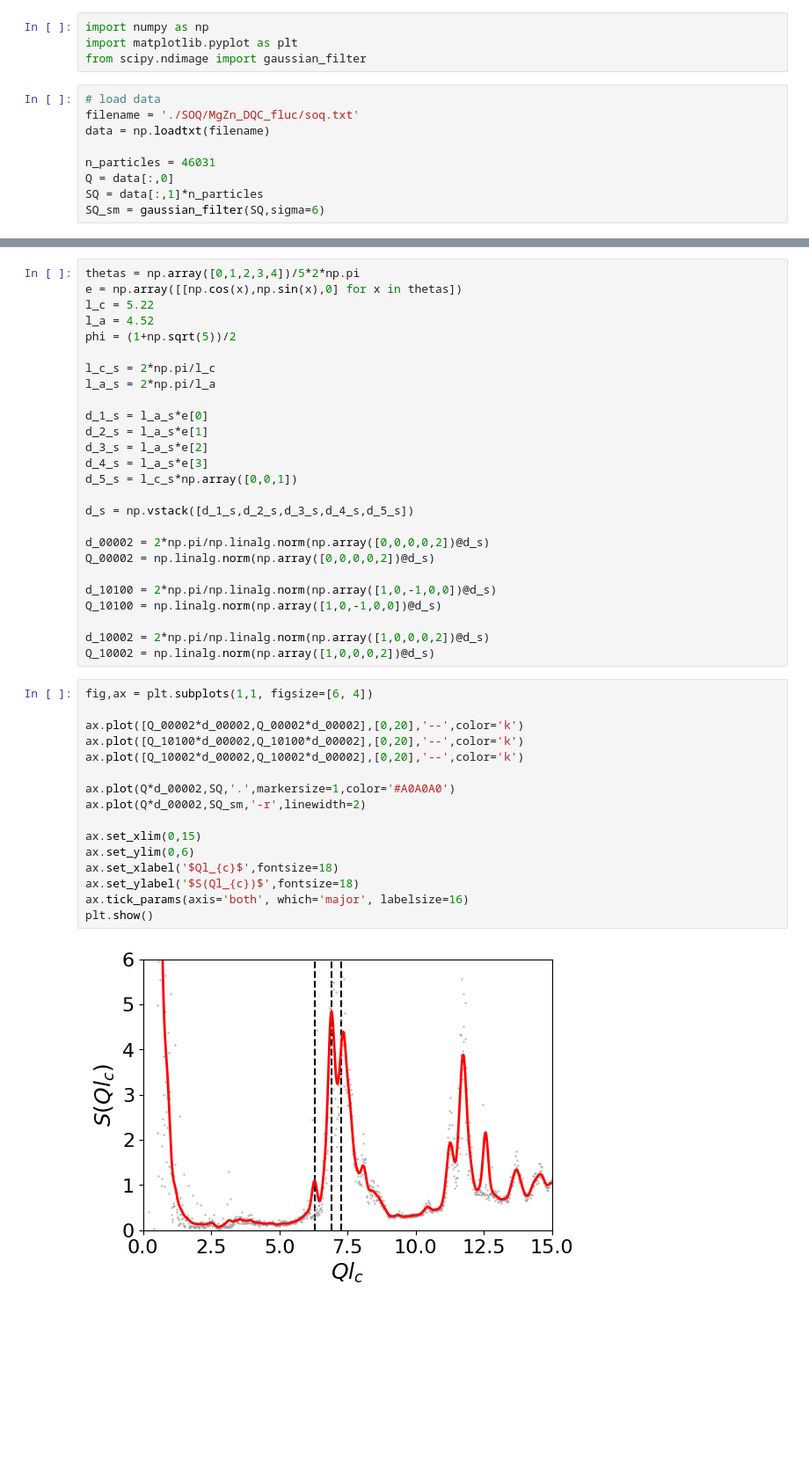
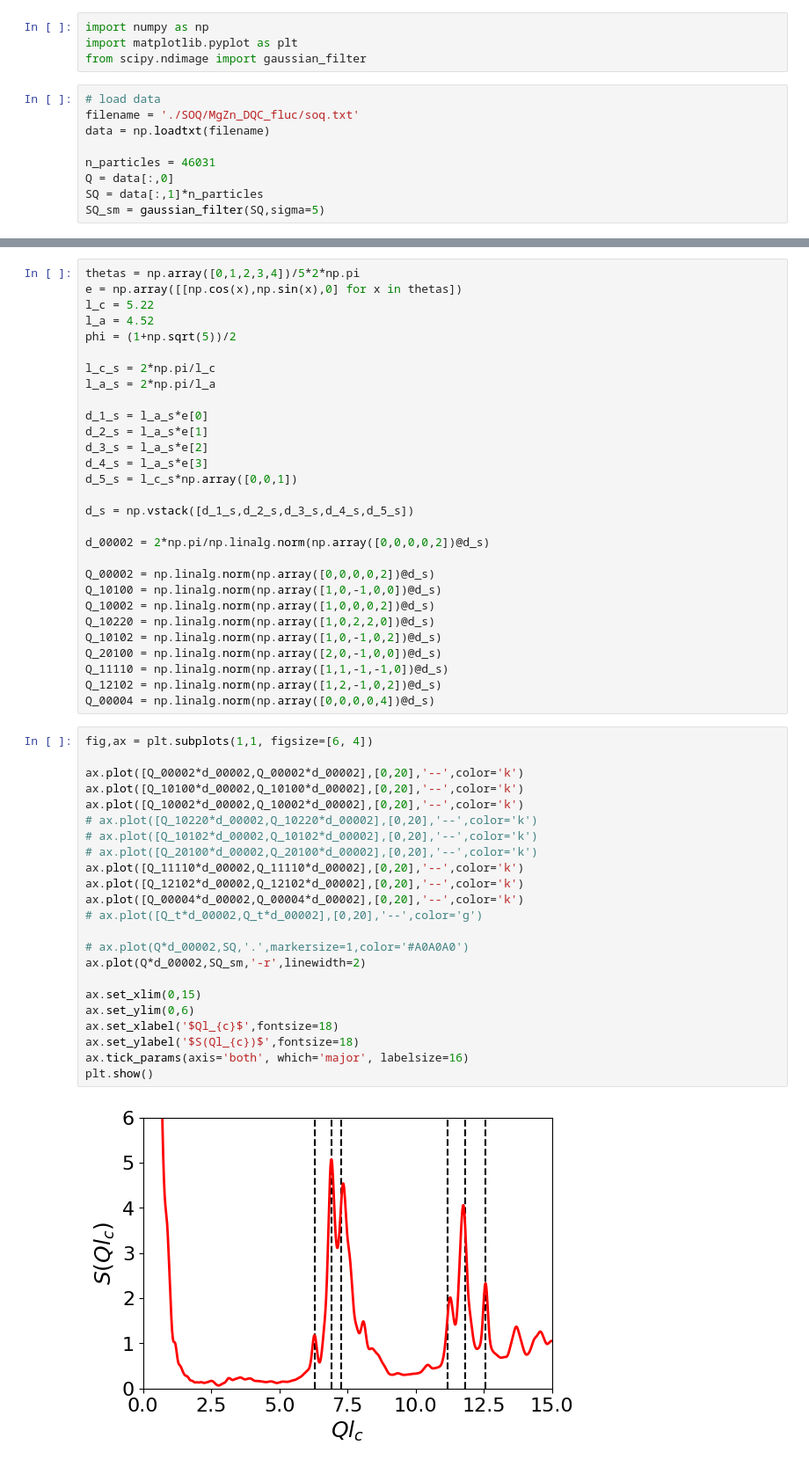
Before and after one commit to ch-tung/QC_scattering, a Jupyter notebook: test_plot_scattering.ipynb, the cells around one changed output, grey strips where cells are left out. Shown: that part at 88% size. Saved outputs shown, nothing was run; the diff lists cells and outputs as text; blank space fills up the shorter version.

Commit message:
calculate scattering function

```diff
--- a/test_plot_scattering.ipynb
+++ b/test_plot_scattering.ipynb
@@ -10,4 +10,4 @@ data = np.loadtxt(filename)
 n_particles = 46031
 Q = data[:,0]
 SQ = data[:,1]*n_particles
-SQ_sm = gaussian_filter(SQ,sigma=6)
+SQ_sm = gaussian_filter(SQ,sigma=5)
@@ -30,28 +46,38 @@ d_5_s = l_c_s*np.array([0,0,1])
 d_s = np.vstack([d_1_s,d_2_s,d_3_s,d_4_s,d_5_s])
 
 d_00002 = 2*np.pi/np.linalg.norm(np.array([0,0,0,0,2])@d_s)
+
 Q_00002 = np.linalg.norm(np.array([0,0,0,0,2])@d_s)
-
-d_10100 = 2*np.pi/np.linalg.norm(np.array([1,0,-1,0,0])@d_s)
 Q_10100 = np.linalg.norm(np.array([1,0,-1,0,0])@d_s)
-
-d_10002 = 2*np.pi/np.linalg.norm(np.array([1,0,0,0,2])@d_s)
 Q_10002 = np.linalg.norm(np.array([1,0,0,0,2])@d_s)
+Q_10220 = np.linalg.norm(np.array([1,0,2,2,0])@d_s)
+Q_10102 = np.linalg.norm(np.array([1,0,-1,0,2])@d_s)
+Q_20100 = np.linalg.norm(np.array([2,0,-1,0,0])@d_s)
+Q_11110 = np.linalg.norm(np.array([1,1,-1,-1,0])@d_s)
+Q_12102 = np.linalg.norm(np.array([1,2,-1,0,2])@d_s)
+Q_00004 = np.linalg.norm(np.array([0,0,0,0,4])@d_s)
 # %%
 fig,ax = plt.subplots(1,1, figsize=[6, 4])
 
 ax.plot([Q_00002*d_00002,Q_00002*d_00002],[0,20],'--',color='k')
 ax.plot([Q_10100*d_00002,Q_10100*d_00002],[0,20],'--',color='k')
 ax.plot([Q_10002*d_00002,Q_10002*d_00002],[0,20],'--',color='k')
+# ax.plot([Q_10220*d_00002,Q_10220*d_00002],[0,20],'--',color='k')
+# ax.plot([Q_10102*d_00002,Q_10102*d_00002],[0,20],'--',color='k')
+# ax.plot([Q_20100*d_00002,Q_20100*d_00002],[0,20],'--',color='k')
+ax.plot([Q_11110*d_00002,Q_11110*d_00002],[0,20],'--',color='k')
+ax.plot([Q_12102*d_00002,Q_12102*d_00002],[0,20],'--',color='k')
+ax.plot([Q_00004*d_00002,Q_00004*d_00002],[0,20],'--',color='k')
+# ax.plot([Q_t*d_00002,Q_t*d_00002],[0,20],'--',color='g')
 
-ax.plot(Q*d_00002,SQ,'.',markersize=1,color='#A0A0A0')
+# ax.plot(Q*d_00002,SQ,'.',markersize=1,color='#A0A0A0')
 ax.plot(Q*d_00002,SQ_sm,'-r',linewidth=2)
 
 ax.set_xlim(0,15)
 ax.set_ylim(0,6)
 ax.set_xlabel('$Ql_{c}$',fontsize=18)
 ax.set_ylabel('$S(Ql_{c})$',fontsize=18)
 ax.tick_params(axis='both', which='major', labelsize=16)
 plt.show()
 # %% [output]
-[figure, old version]
+[figure, new version]
```
Also changed, not shown: parts of 1 cell of this notebook, 1 other file.
